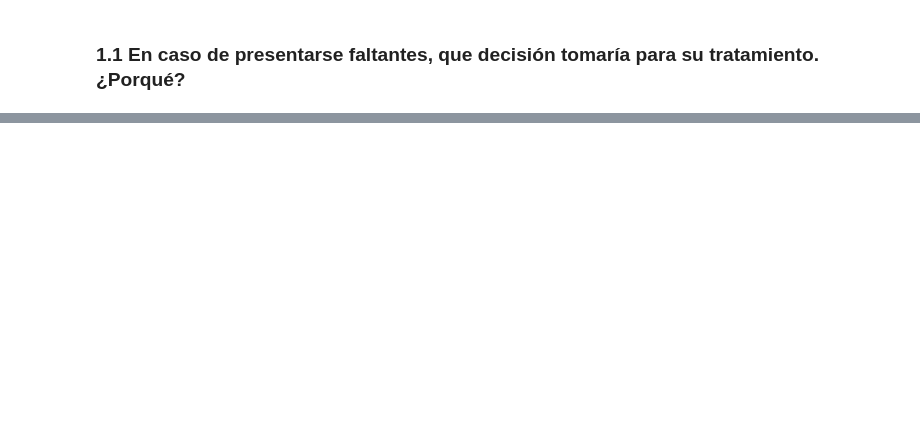
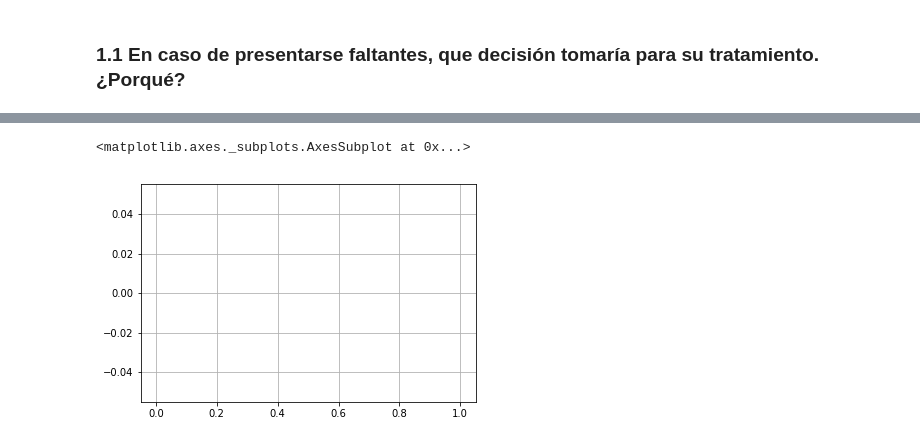
Before and after one commit to alejandrobernalcollazos/analisis-de-sentimiento-tp-1, a Jupyter notebook: tp-analisis-visualizacion-ulises-alejandro.ipynb, the cells around one changed output, grey strips where cells are left out. Saved outputs shown, nothing was run; the diff lists cells and outputs as text; code cells hidden in the pictures; blank space fills up the shorter version.

```diff
--- a/tp-analisis-visualizacion-ulises-alejandro.ipynb
+++ b/tp-analisis-visualizacion-ulises-alejandro.ipynb
@@ -274,0 +155,5 @@ sns.boxplot(data=dt)
+# %%
+dataset[dataset['rating'] == 3]['target'].hist()
+# %% [output]
+<matplotlib.axes._subplots.AxesSubplot at 0x...>
+[figure, added]
```
Also changed, not shown: parts of 60 cells of this notebook.
